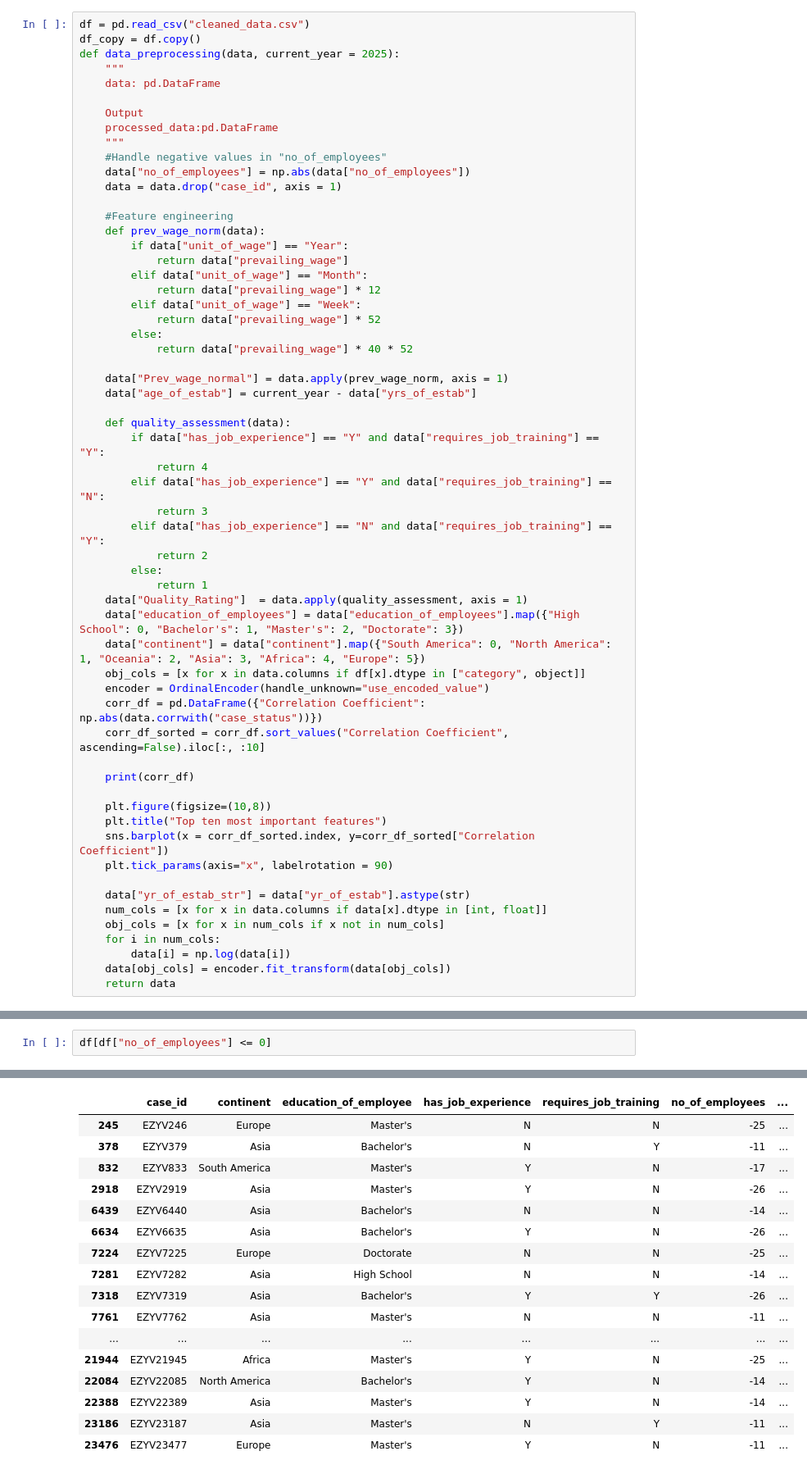
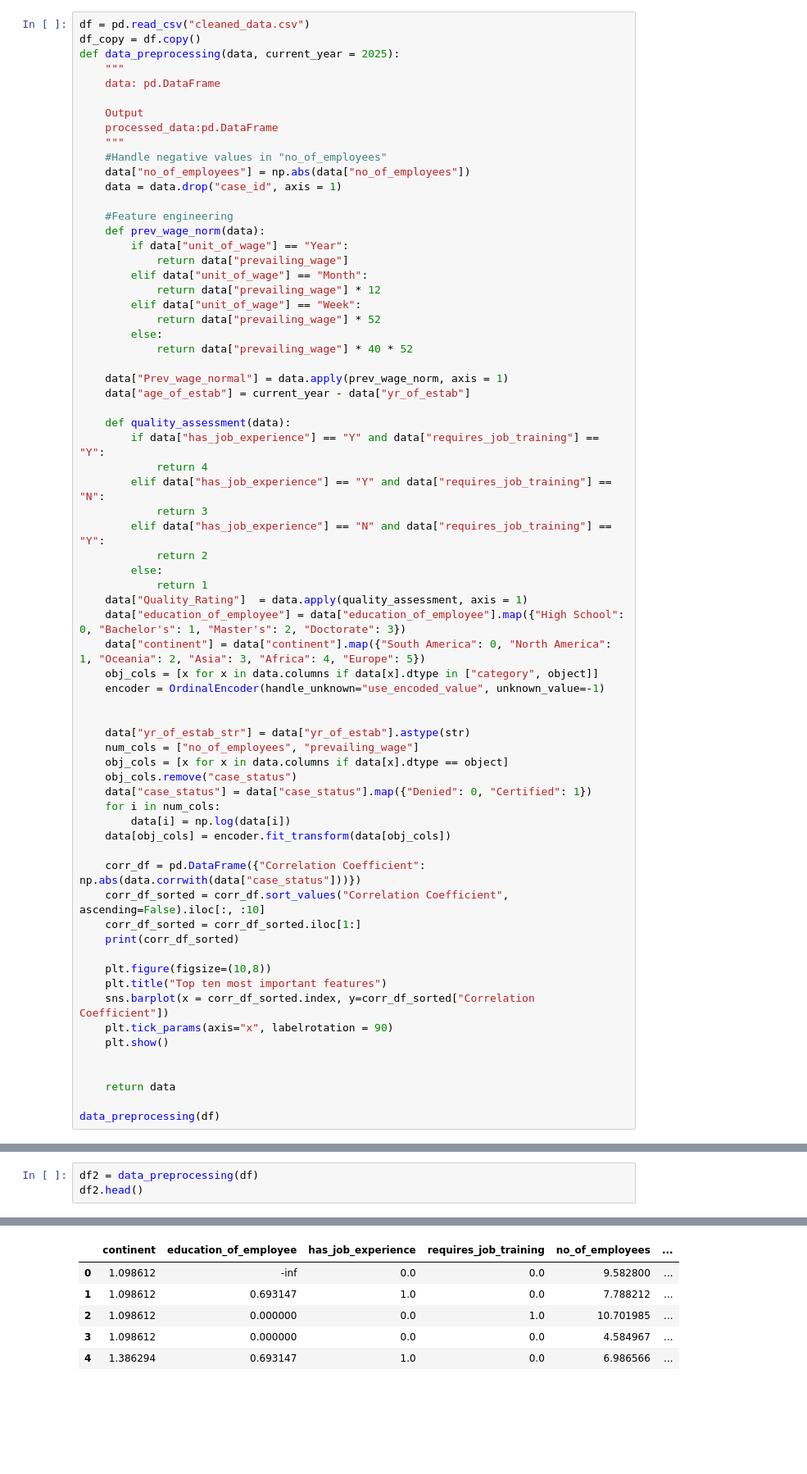
Before and after one commit to dekpo23/Easy-Visa-Classification, a Jupyter notebook: data_preprocessing.ipynb, the cells around one changed output, grey strips where cells are left out. Shown at 82% size. Drawn from its saved outputs; the diff is of its cells as text; blank space fills up the shorter version.

```diff
--- a/data_preprocessing.ipynb
+++ b/data_preprocessing.ipynb
@@ -31,7 +33,7 @@ def data_preprocessing(data, current_year = 2025):
             return data["prevailing_wage"] * 40 * 52
 
     data["Prev_wage_normal"] = data.apply(prev_wage_norm, axis = 1)
-    data["age_of_estab"] = current_year - data["yrs_of_estab"]
+    data["age_of_estab"] = current_year - data["yr_of_estab"]
 
     def quality_assessment(data):
         if data["has_job_experience"] == "Y" and data["requires_job_training"] == "Y":
@@ -43,24 +45,33 @@ def data_preprocessing(data, current_year = 2025):
         else:
             return 1
     data["Quality_Rating"]  = data.apply(quality_assessment, axis = 1)
-    data["education_of_employees"] = data["education_of_employees"].map({"High School": 0, "Bachelor's": 1, "Master's": 2, "Doctorate": 3})
+    data["education_of_employee"] = data["education_of_employee"].map({"High School": 0, "Bachelor's": 1, "Master's": 2, "Doctorate": 3})
     data["continent"] = data["continent"].map({"South America": 0, "North America": 1, "Oceania": 2, "Asia": 3, "Africa": 4, "Europe": 5})
-    obj_cols = [x for x in data.columns if df[x].dtype in ["category", object]]
-    encoder = OrdinalEncoder(handle_unknown="use_encoded_value")
-    corr_df = pd.DataFrame({"Correlation Coefficient": np.abs(data.corrwith("case_status"))})
+    obj_cols = [x for x in data.columns if data[x].dtype in ["category", object]]
+    encoder = OrdinalEncoder(handle_unknown="use_encoded_value", unknown_value=-1)
+
+
+    data["yr_of_estab_str"] = data["yr_of_estab"].astype(str)
+    num_cols = ["no_of_employees", "prevailing_wage"]
+    obj_cols = [x for x in data.columns if data[x].dtype == object]
+    obj_cols.remove("case_status")
+    data["case_status"] = data["case_status"].map({"Denied": 0, "Certified": 1})
+    for i in num_cols:
+        data[i] = np.log(data[i])
+    data[obj_cols] = encoder.fit_transform(data[obj_cols])
+
+    corr_df = pd.DataFrame({"Correlation Coefficient": np.abs(data.corrwith(data["case_status"]))})
     corr_df_sorted = corr_df.sort_values("Correlation Coefficient", ascending=False).iloc[:, :10]
-
-    print(corr_df)
+    corr_df_sorted = corr_df_sorted.iloc[1:]
+    print(corr_df_sorted)
 
     plt.figure(figsize=(10,8))
     plt.title("Top ten most important features")
     sns.barplot(x = corr_df_sorted.index, y=corr_df_sorted["Correlation Coefficient"])
     plt.tick_params(axis="x", labelrotation = 90)
+    plt.show()
 
-    data["yr_of_estab_str"] = data["yr_of_estab"].astype(str)
-    num_cols = [x for x in data.columns if data[x].dtype in [int, float]]
-    obj_cols = [x for x in num_cols if x not in num_cols]
-    for i in num_cols:
-        data[i] = np.log(data[i])
-    data[obj_cols] = encoder.fit_transform(data[obj_cols])
+
     return data
+
+data_preprocessing(df)
@@ -67,3 +108,4 @@ def data_preprocessing(data, current_year = 2025):
 # %%
-df[df["no_of_employees"] <= 0]
+df2 = data_preprocessing(df)
+df2.head()
 # %% [output]
@@ -70,18 +129,7 @@ df[df["no_of_employees"] <= 0]
-|  | case_id | continent | education_of_employee | has_job_experience | requires_job_training | no_of_employees | ... |
-| 245 | EZYV246 | Europe | Master's | N | N | -25 | ... |
-| 378 | EZYV379 | Asia | Bachelor's | N | Y | -11 | ... |
-| 832 | EZYV833 | South America | Master's | Y | N | -17 | ... |
-| 2918 | EZYV2919 | Asia | Master's | Y | N | -26 | ... |
-| 6439 | EZYV6440 | Asia | Bachelor's | N | N | -14 | ... |
-| 6634 | EZYV6635 | Asia | Bachelor's | Y | N | -26 | ... |
-| 7224 | EZYV7225 | Europe | Doctorate | N | N | -25 | ... |
-| 7281 | EZYV7282 | Asia | High School | N | N | -14 | ... |
-| 7318 | EZYV7319 | Asia | Bachelor's | Y | Y | -26 | ... |
-| 7761 | EZYV7762 | Asia | Master's | N | N | -11 | ... |
-| ... | ... | ... | ... | ... | ... | ... | ... |
-| 21944 | EZYV21945 | Africa | Master's | Y | N | -25 | ... |
-| 22084 | EZYV22085 | North America | Bachelor's | Y | N | -14 | ... |
-| 22388 | EZYV22389 | Asia | Master's | Y | N | -14 | ... |
-| 23186 | EZYV23187 | Asia | Master's | N | Y | -11 | ... |
-| 23476 | EZYV23477 | Europe | Master's | Y | N | -11 | ... |
+|  | continent | education_of_employee | has_job_experience | requires_job_training | no_of_employees | ... |
+| 0 | 1.098612 | -inf | 0.0 | 0.0 | 9.582800 | ... |
+| 1 | 1.098612 | 0.693147 | 1.0 | 0.0 | 7.788212 | ... |
+| 2 | 1.098612 | 0.000000 | 0.0 | 1.0 | 10.701985 | ... |
+| 3 | 1.098612 | 0.000000 | 0.0 | 0.0 | 4.584967 | ... |
+| 4 | 1.386294 | 0.693147 | 1.0 | 0.0 | 6.986566 | ... |
 # %%
```
Also changed, not shown: parts of 5 cells of this notebook.
